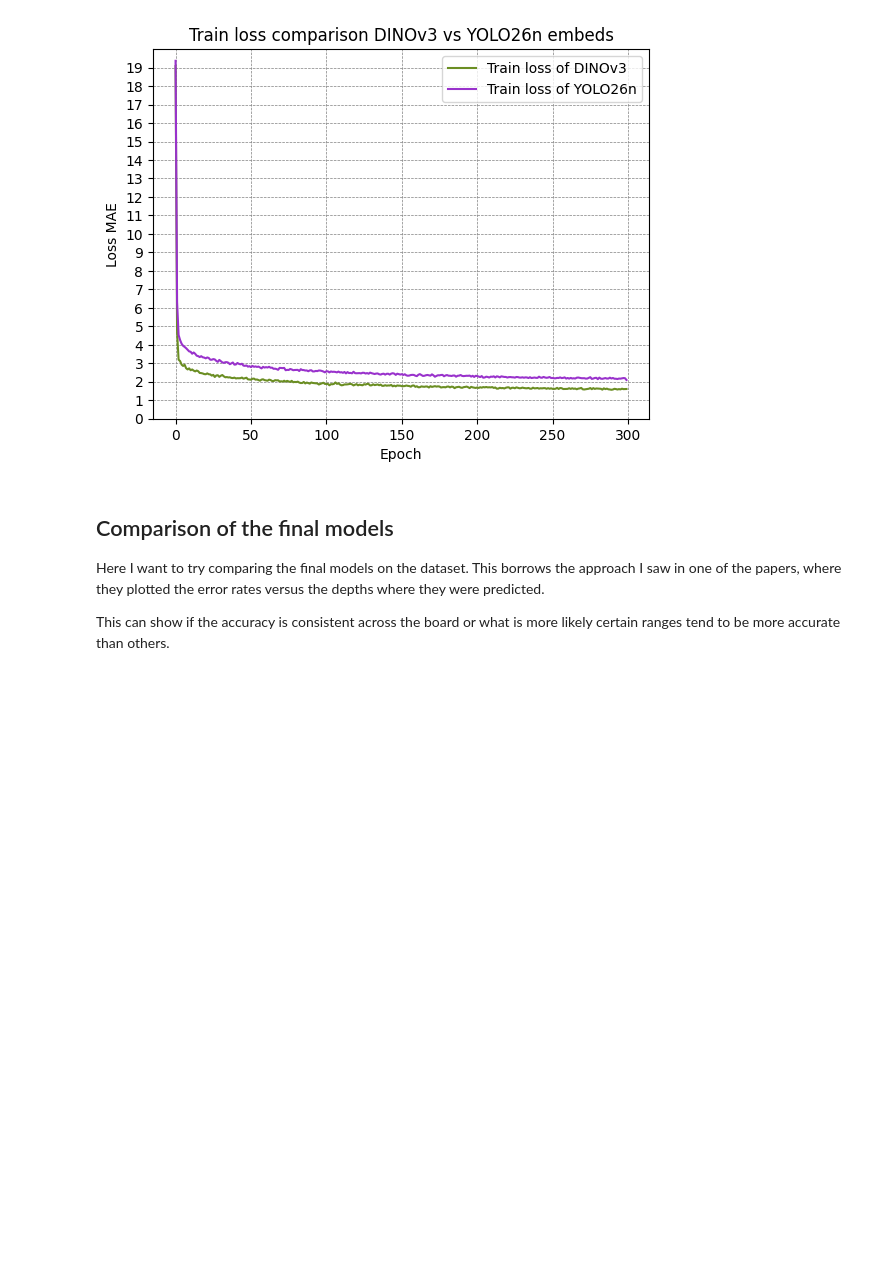
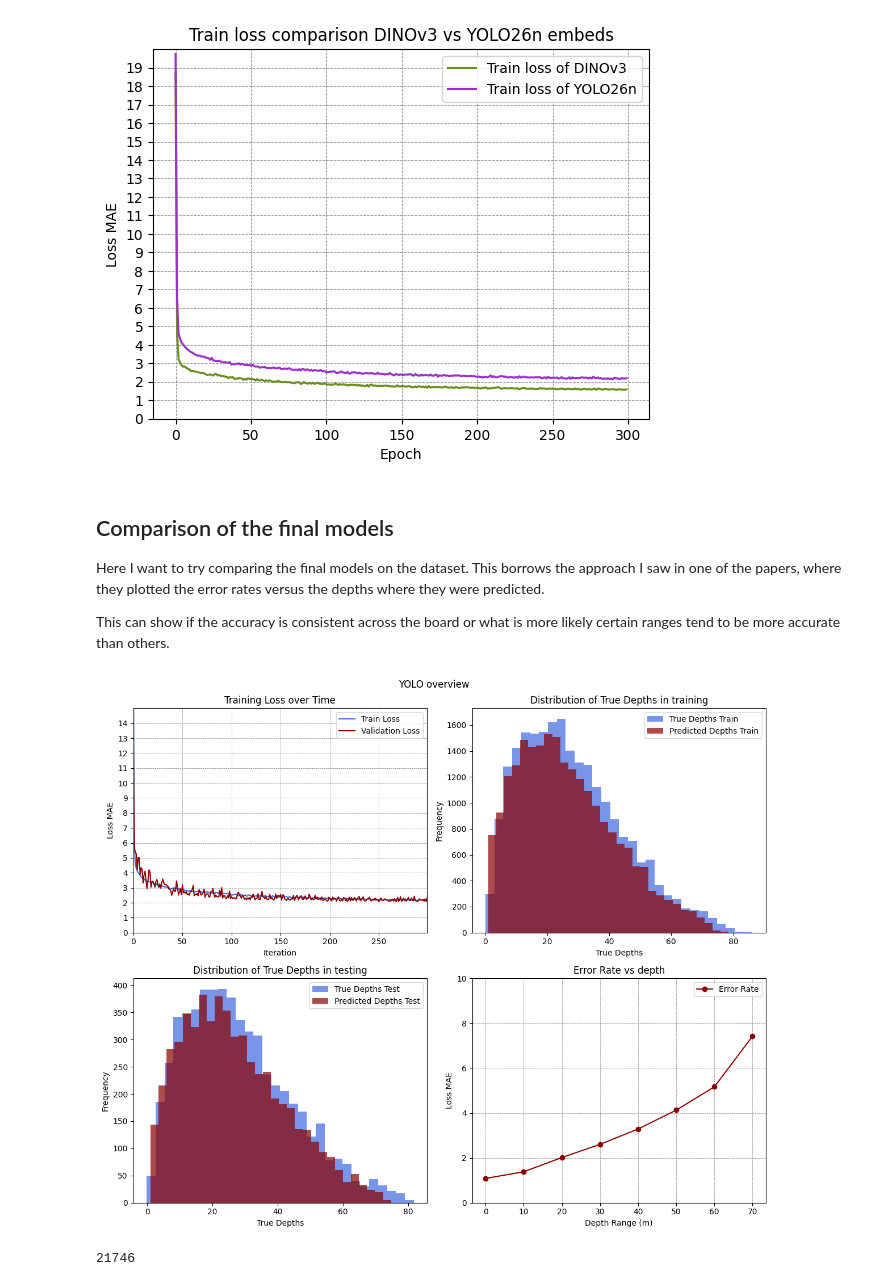
Before and after one commit to TPdkr/thesis, a Jupyter notebook: src/model.ipynb, the cells around one changed output. Drawn from its saved outputs; the diff is of its cells as text; code cells hidden in the pictures; blank space fills up the shorter version.

Commit message:
reran the files and visualized the performance of the model

```diff
--- a/src/model.ipynb
+++ b/src/model.ipynb
@@ -396,3 +443,26 @@ n is 300
 Here I want to try comparing the final models on the dataset. This borrows the approach I saw in one of the papers, where they plotted the error rates versus the depths where they were predicted.
 
 This can show if the accuracy is consistent across the board or what is more likely certain ranges tend to be more accurate than others.
+# %%
+from visuals import overviewPlot
+
+loss_plot_df = pd.read_csv(f"../data/error_scores_dy_{IMG_SUFFIX}.csv")
+error_scores_yolo = loss_plot_df.rename(columns=
+    {
+        "test_loss_yolo": "test_error",
+        "train_loss_yolo": "train_error"
+    }
+)
+
+depths_train_yolo = pd.read_csv(f"../data/depths_yolo_train_{IMG_SUFFIX}.csv")
+
+depths_test_yolo = pd.read_csv(f"../data/depths_yolo_test_{IMG_SUFFIX}.csv")
+title = "YOLO overview"
+path = f"../visualizations/overview_yolo_{IMG_SUFFIX}.png"
+
+overviewPlot(error_scores_yolo, depths_train_yolo, depths_test_yolo, title, path, markers=False)
+del loss_plot_df, error_scores_yolo, depths_test_yolo, depths_train_yolo
+gc.collect()
+# %% [output]
+[figure, added]
+21746
```
Also changed, not shown: parts of 11 cells of this notebook, 7 other files.
